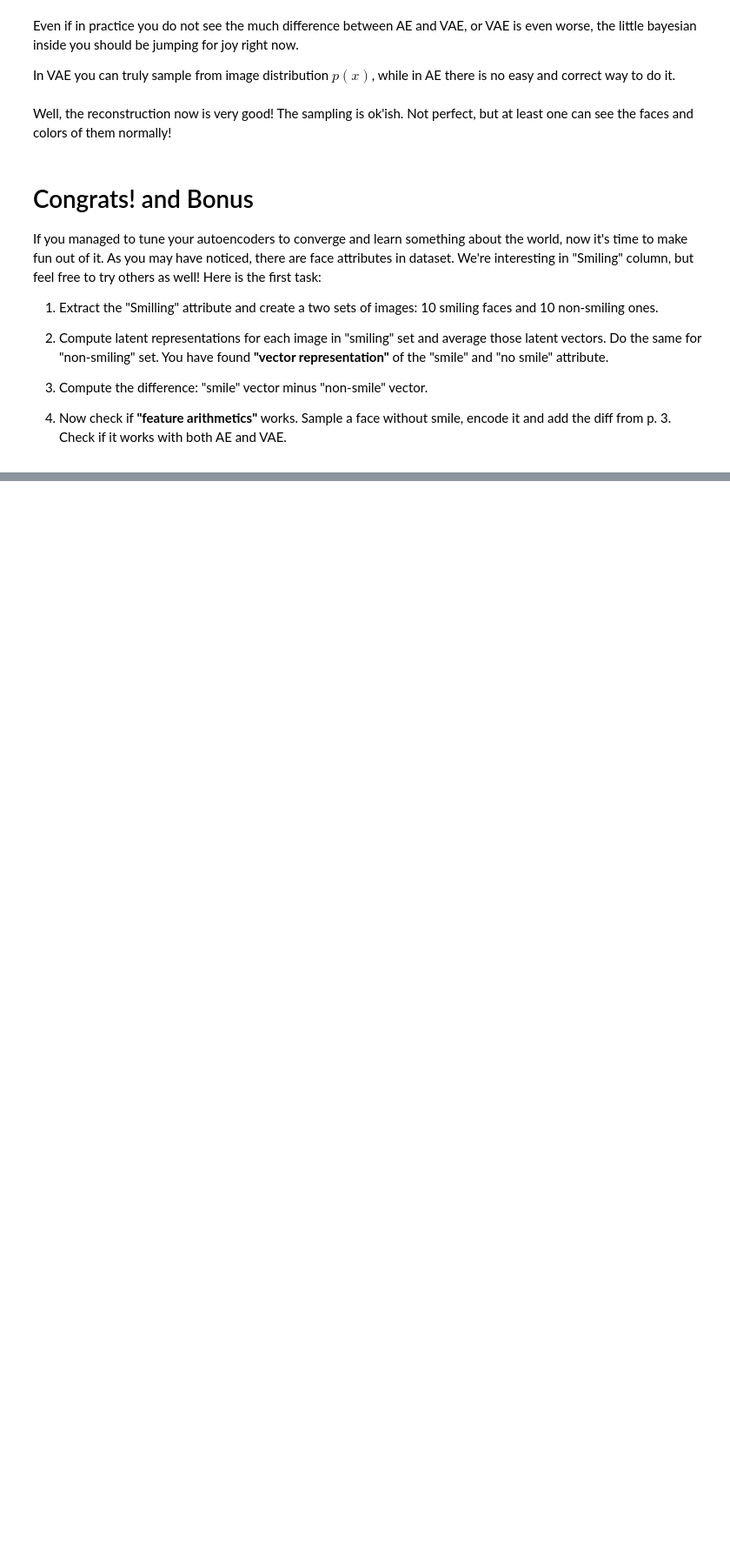
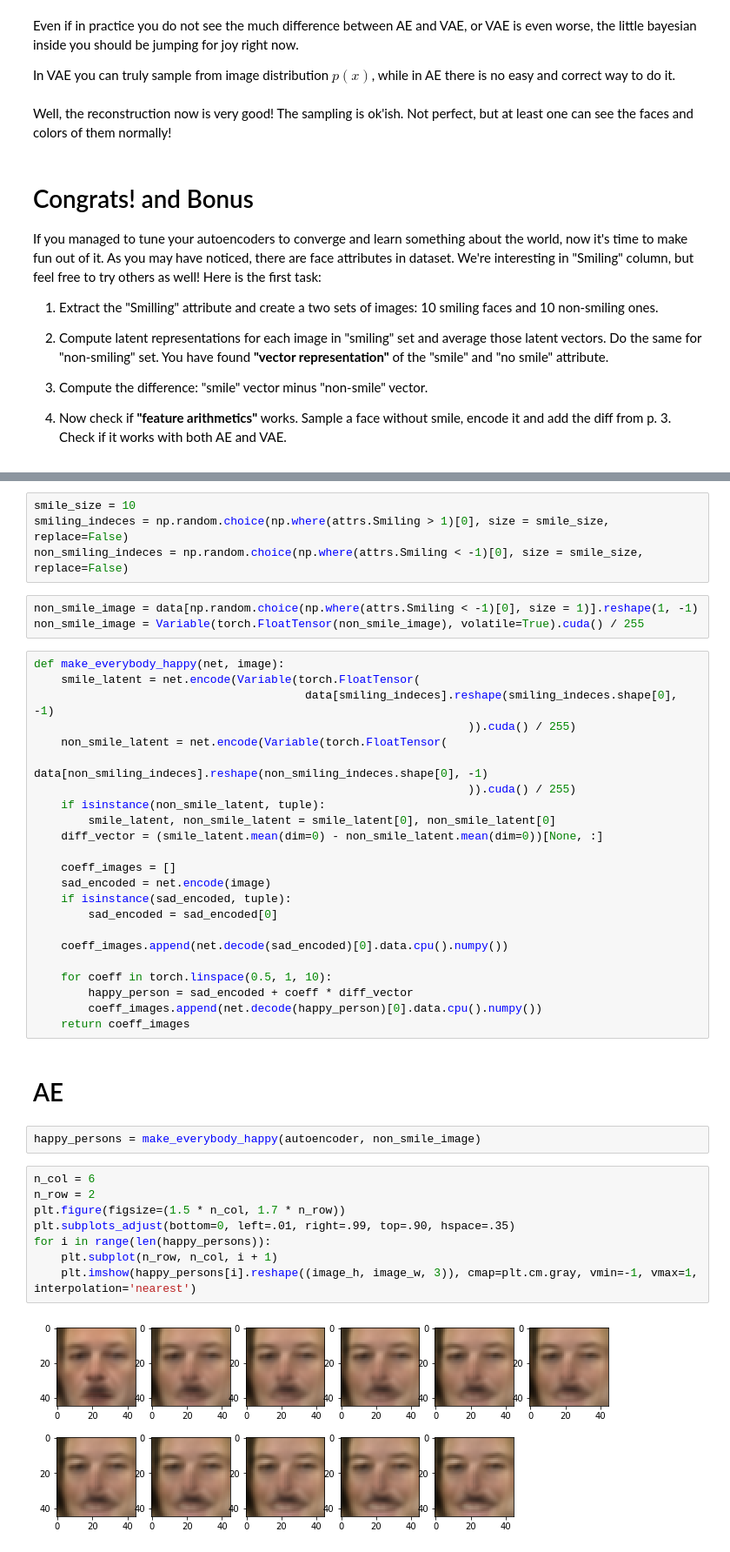
Before and after one commit to sampleskli18/Practical_DL, a Jupyter notebook: homework03/homework03_part2_vae.ipynb, the cells around one changed output, grey strips where cells are left out. Shown at 87% size. Drawn from its saved outputs; the diff is of its cells as text; blank space fills up the shorter version.

```diff
--- a/homework03/homework03_part2_vae.ipynb
+++ b/homework03/homework03_part2_vae.ipynb
@@ -459,0 +462,44 @@ If you managed to tune your autoencoders to converge and learn something about t
+# %%
+smile_size = 10
+smiling_indeces = np.random.choice(np.where(attrs.Smiling > 1)[0], size = smile_size, replace=False)
+non_smiling_indeces = np.random.choice(np.where(attrs.Smiling < -1)[0], size = smile_size, replace=False)
+# %%
+non_smile_image = data[np.random.choice(np.where(attrs.Smiling < -1)[0], size = 1)].reshape(1, -1)
+non_smile_image = Variable(torch.FloatTensor(non_smile_image), volatile=True).cuda() / 255
+# %%
+def make_everybody_happy(net, image):
+    smile_latent = net.encode(Variable(torch.FloatTensor(
+                                        data[smiling_indeces].reshape(smiling_indeces.shape[0], -1)
+                                                                )).cuda() / 255)
+    non_smile_latent = net.encode(Variable(torch.FloatTensor(
+                                        data[non_smiling_indeces].reshape(non_smiling_indeces.shape[0], -1)
+                                                                )).cuda() / 255)
+    if isinstance(non_smile_latent, tuple):
+        smile_latent, non_smile_latent = smile_latent[0], non_smile_latent[0]
+    diff_vector = (smile_latent.mean(dim=0) - non_smile_latent.mean(dim=0))[None, :]
+
+    coeff_images = []
+    sad_encoded = net.encode(image)
+    if isinstance(sad_encoded, tuple):
+        sad_encoded = sad_encoded[0]
+
+    coeff_images.append(net.decode(sad_encoded)[0].data.cpu().numpy())
+
+    for coeff in torch.linspace(0.5, 1, 10):
+        happy_person = sad_encoded + coeff * diff_vector
+        coeff_images.append(net.decode(happy_person)[0].data.cpu().numpy())
+    return coeff_images
+# %% [markdown]
+# AE
+# %%
+happy_persons = make_everybody_happy(autoencoder, non_smile_image)
+# %%
+n_col = 6
+n_row = 2
+plt.figure(figsize=(1.5 * n_col, 1.7 * n_row))
+plt.subplots_adjust(bottom=0, left=.01, right=.99, top=.90, hspace=.35)
+for i in range(len(happy_persons)):
+    plt.subplot(n_row, n_col, i + 1)
+    plt.imshow(happy_persons[i].reshape((image_h, image_w, 3)), cmap=plt.cm.gray, vmin=-1, vmax=1, interpolation='nearest')
+# %% [output]
+[figure, added]
```
Also changed, not shown: parts of 18 cells of this notebook.
